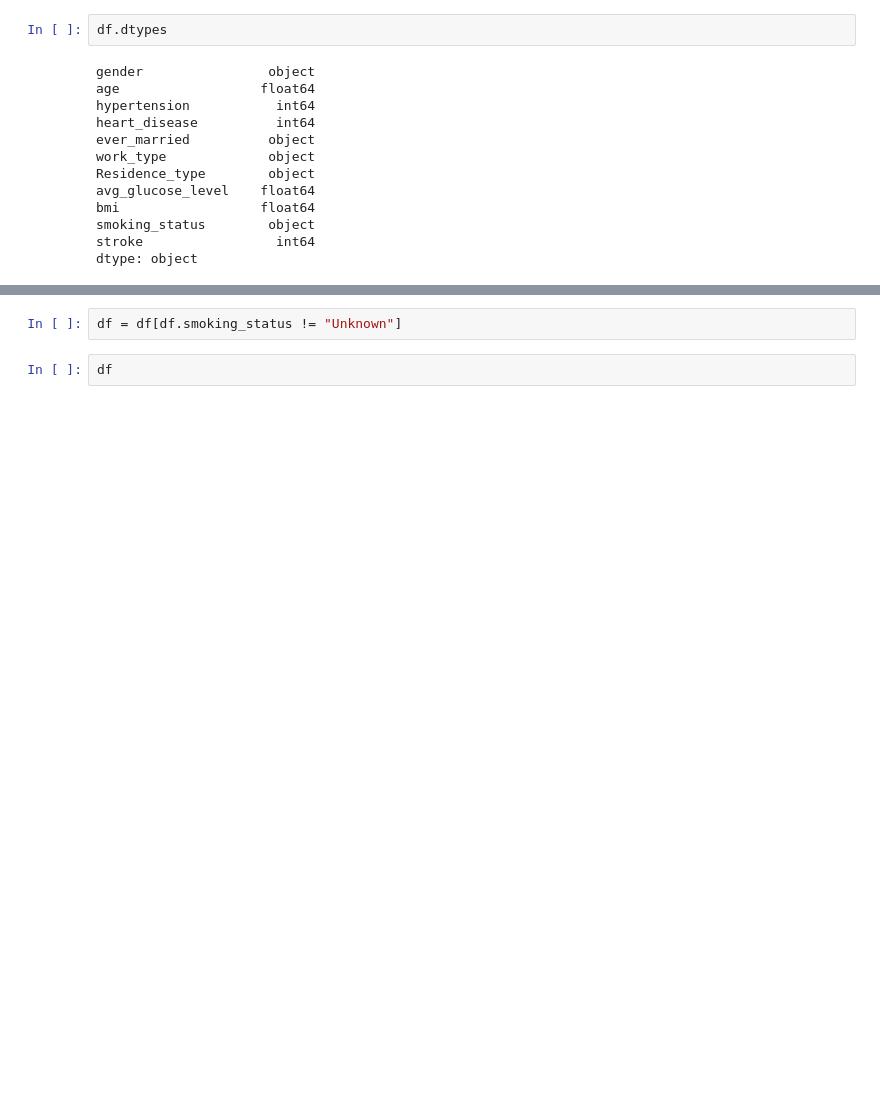
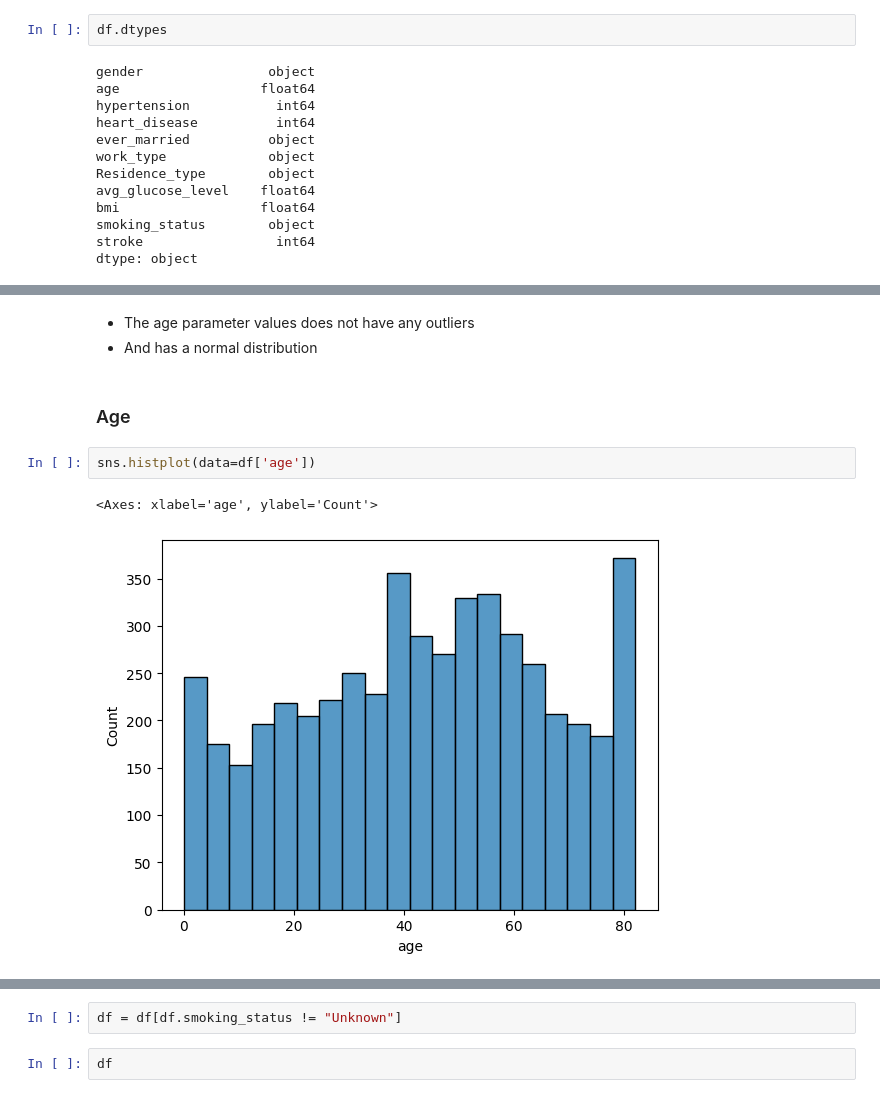
Before and after one commit to hoangtrungnguyen1010/stroke_prediction, a Jupyter notebook: Stroke prediction.ipynb, the cells around one changed output, grey strips where cells are left out. Cells and saved outputs as stored; diff of their text form; blank space fills up the shorter version.

```diff
--- a/Stroke prediction.ipynb
+++ b/Stroke prediction.ipynb
@@ -45,0 +101,10 @@ sns.heatmap(df.corr(),annot=True)
+# %% [markdown]
+- The age parameter values does not have any outliers
+- And has a normal distribution
+# %% [markdown]
+### Age
+# %%
+sns.histplot(data=df['age'])
+# %% [output]
+<Axes: xlabel='age', ylabel='Count'>
+[figure, added]
```
Also changed, not shown: parts of 89 cells of this notebook, 3 other files.
